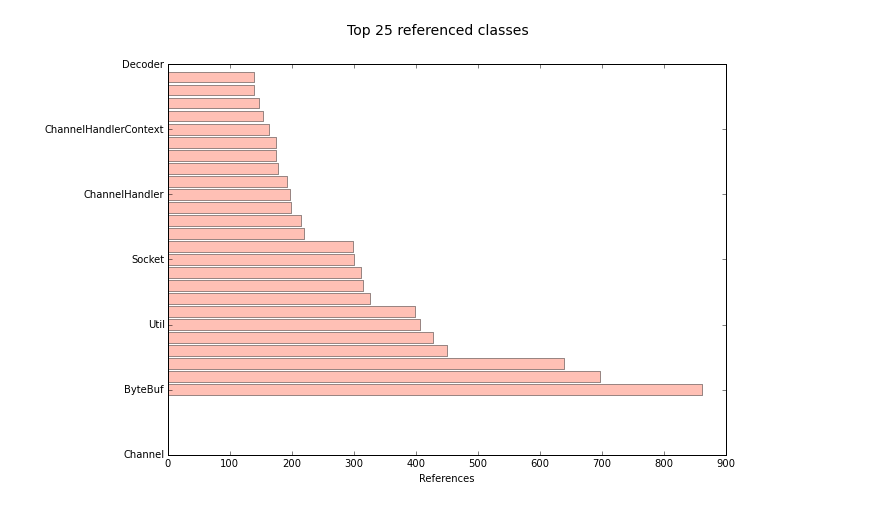
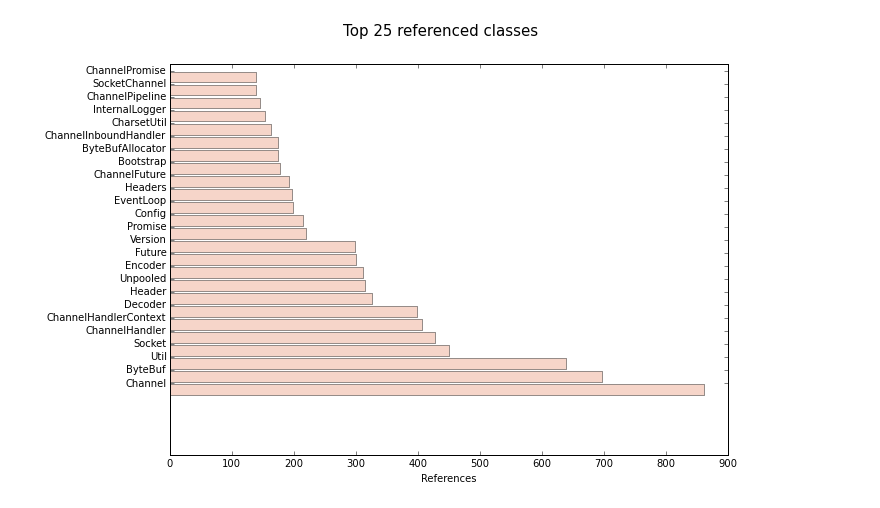
Before and after one commit to ppossemiers/analyzer, a Jupyter notebook: analyzer.ipynb, the cells around one changed output. Cells and saved outputs as stored; diff of their text form; code cells hidden in the pictures.

```diff
--- a/analyzer.ipynb
+++ b/analyzer.ipynb
@@ -82,28 +82,29 @@ def count_dependencies(src):
 # %%
 joined = []
 # get all java source files
 src_files = [f for f in all_files(BASE_PATH + REPO_PATH) if f.endswith('.java')]
 
 for n in src_files:
     # create tuple of classname and contents of file
     # plain read is used to avoid broadcasting the spark context
     joined.append((os.path.basename(n).split('.')[0], open(n, 'r').read()))
 
 deps = count_dependencies(joined)
 
 # show top referenced classes
 refs = sorted(deps.values(), reverse=True)[:25]
-classes = sorted(deps, key=deps.get, reverse=True)[:25]
-y_pos = np.arange(len(classes))
-
+lbls = sorted(deps, key=deps.get, reverse=True)[:25]
+# make plot
 fig = plt.figure(figsize=(10, 7))
 fig.suptitle('Top 25 referenced classes', fontsize=15)
 ax = fig.add_subplot(111)
 ax.barh(y_pos, refs, align='center', alpha=0.4, color='darksalmon')
-#fig.yticks(y_pos, classes)
-ax.set_yticklabels(classes)
+#set ticks
+y_pos = np.arange(len(lbls)) + 0.5
+ax.set_yticks(y_pos)
+ax.set_yticklabels(lbls)
 ax.set_xlabel('References')
 
 plt.show()
 # %% [output]
-[figure, old version]
+[figure, new version]
```
Also changed, not shown: parts of 2 cells of this notebook.
